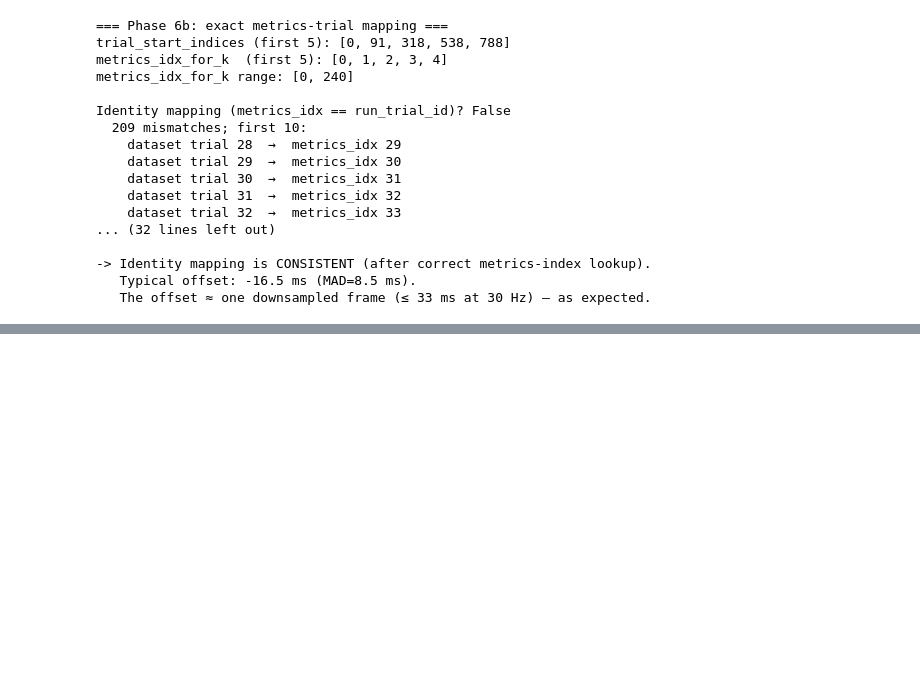
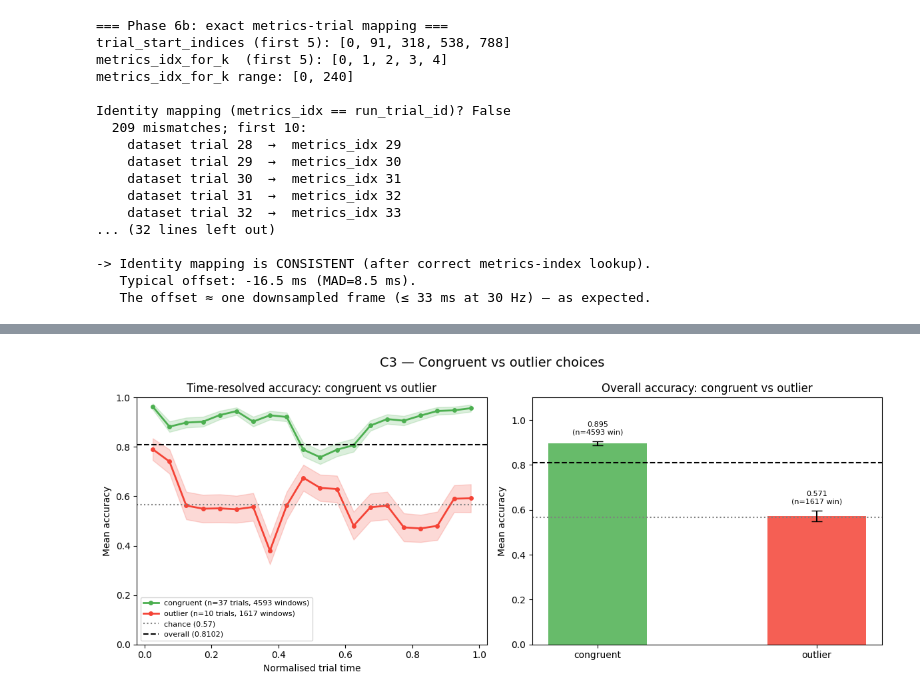
Before and after one commit to neuroinformatics-uni-vienna/NC-MCM, a Jupyter notebook: demos/time_resolved_predictability.ipynb, the cells around one changed output, grey strips where cells are left out. Drawn from its saved outputs; the diff is of its cells as text; code cells hidden in the pictures; blank space fills up the shorter version.

```diff
--- a/demos/time_resolved_predictability.ipynb
+++ b/demos/time_resolved_predictability.ipynb
@@ -721,0 +1104,83 @@ Identity mapping (metrics_idx == run_trial_id)? False
+# %%
+# ── C3: Congruent vs outlier choices ─────────────────────────────────────────
+# "Congruent" = choice matches the high-reward side for that block
+# "Outlier"   = choice opposite to high-reward side
+# Sample sizes may be small for outlier — annotate counts on every bar.
+
+CONG_PALETTE = {'congruent': '#4CAF50', 'outlier': '#F44336'}
+
+fig, axes = plt.subplots(1, 2, figsize=(12, 5))
+fig.suptitle('C3 — Congruent vs outlier choices', fontsize=14)
+
+cong_types = ['congruent', 'outlier']
+
+# Left: time-resolved curves
+for cl in cong_types:
+    sub  = df_meta[df_meta['congruent_label'] == cl]
+    n_tr = sub['trial_id'].nunique()
+    n_win = len(sub)
+    bin_acc, bin_se = [], []
+    for lo, hi in zip(bin_edges[:-1], bin_edges[1:]):
+        mask = (sub['normalized_time'] >= lo) & (sub['normalized_time'] < hi)
+        vals = sub.loc[mask, 'correct']
+        if len(vals) < 3:
+            bin_acc.append(np.nan); bin_se.append(np.nan)
+        else:
+            bin_acc.append(vals.mean())
+            bin_se.append(vals.std() / np.sqrt(len(vals)))
+    bin_acc = np.array(bin_acc); bin_se = np.array(bin_se)
+    axes[0].plot(bin_ctrs, bin_acc, '-o', color=CONG_PALETTE[cl],
+                 label=f'{cl} (n={n_tr} trials, {n_win} windows)',
+                 linewidth=2, markersize=4)
+    axes[0].fill_between(bin_ctrs, bin_acc - bin_se, bin_acc + bin_se,
+                         color=CONG_PALETTE[cl], alpha=0.2)
+
+axes[0].axhline(chance,  color='grey',  ls=':', lw=1.5, label=f'chance ({chance:.2f})')
+axes[0].axhline(ref_acc, color='black', ls='--', lw=1.5, label=f'overall ({ref_acc:.4f})')
+axes[0].set_xlabel('Normalised trial time'); axes[0].set_ylabel('Mean accuracy')
+axes[0].set_title('Time-resolved accuracy: congruent vs outlier')
+axes[0].legend(fontsize=8); axes[0].set_ylim(0, 1)
+
+# Right: overall bar + counts
+means_c, cis_c, counts_c = [], [], []
+for cl in cong_types:
+    sub = df_meta[df_meta['congruent_label'] == cl]['correct']
+    n   = len(sub)
+    mn  = sub.mean() if n > 0 else np.nan
+    se  = sub.std() / np.sqrt(n) if n > 1 else 0
+    means_c.append(mn); cis_c.append(1.96 * se); counts_c.append(n)
+
+x_pos = np.arange(len(cong_types))
+axes[1].bar(x_pos, means_c, color=[CONG_PALETTE[c] for c in cong_types],
+            width=0.45, alpha=0.85, zorder=2)
+axes[1].errorbar(x_pos, means_c, yerr=cis_c,
+                 fmt='none', color='black', capsize=6, zorder=3)
+axes[1].axhline(chance,  color='grey',  ls=':', lw=1.5)
+axes[1].axhline(ref_acc, color='black', ls='--', lw=1.5)
+for xi, (mn, ci, n) in enumerate(zip(means_c, cis_c, counts_c)):
+    axes[1].text(xi, (mn or 0) + ci + 0.025, f'{(mn or 0):.3f}\n(n={n} win)',
+                 ha='center', va='bottom', fontsize=8)
+axes[1].set_xticks(x_pos); axes[1].set_xticklabels(cong_types)
+axes[1].set_ylabel('Mean accuracy'); axes[1].set_title('Overall accuracy: congruent vs outlier')
+axes[1].set_ylim(0, 1.1)
+
+# Warn if outlier count is very small
+n_outlier_trials = df_meta[df_meta['congruent_label'] == 'outlier']['trial_id'].nunique()
+if n_outlier_trials < 10:
+    axes[0].text(0.5, 0.97,
+                 f'⚠  Only {n_outlier_trials} outlier trials — interpret with caution',
+                 transform=axes[0].transAxes, ha='center', va='top',
+                 fontsize=8, color='darkred',
+                 bbox=dict(boxstyle='round,pad=0.3', facecolor='mistyrose', alpha=0.7))
+    axes[1].text(0.5, 0.97,
+                 f'⚠  Only {n_outlier_trials} outlier trials',
+                 transform=axes[1].transAxes, ha='center', va='top',
+                 fontsize=8, color='darkred',
+                 bbox=dict(boxstyle='round,pad=0.3', facecolor='mistyrose', alpha=0.7))
+
+plt.tight_layout()
+fig.savefig(OUTPUT_DIR / 'accuracy_congruent_vs_outlier.png', dpi=150, bbox_inches='tight')
+plt.show()
+print(f"Saved: {OUTPUT_DIR / 'accuracy_congruent_vs_outlier.png'}")
+# %% [output]
+[figure, added]
```
Also changed, not shown: parts of 19 cells of this notebook.
